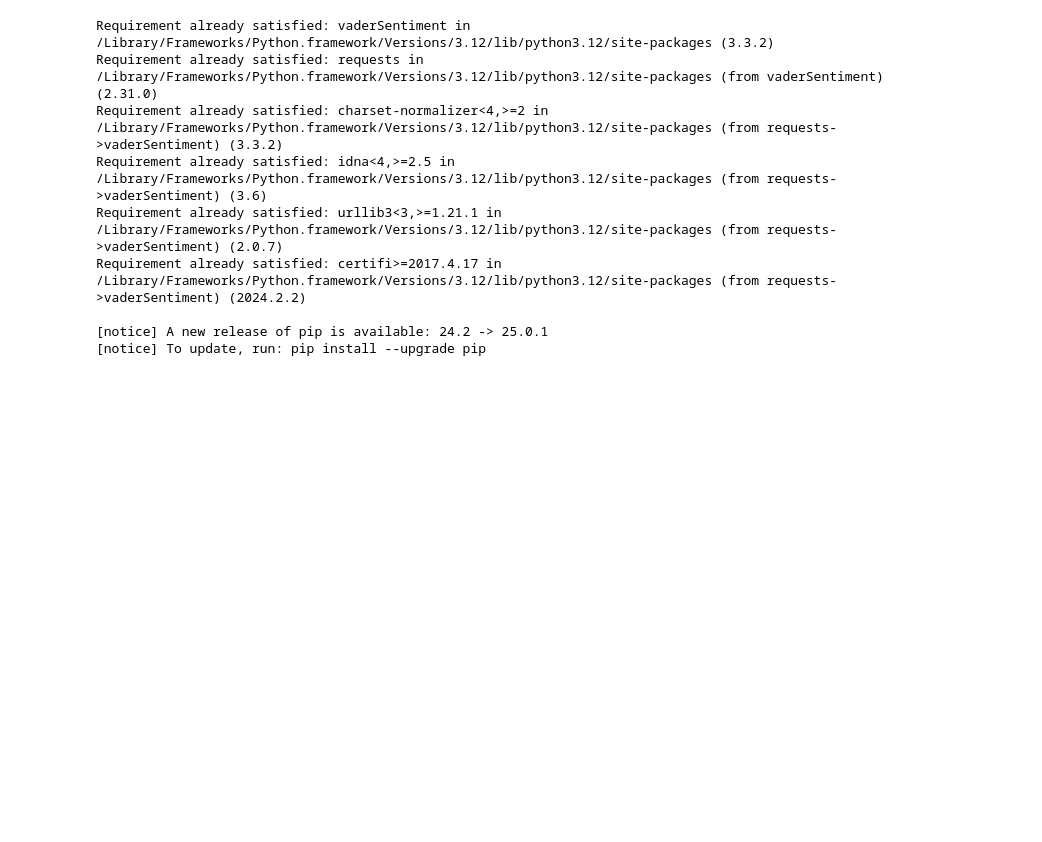
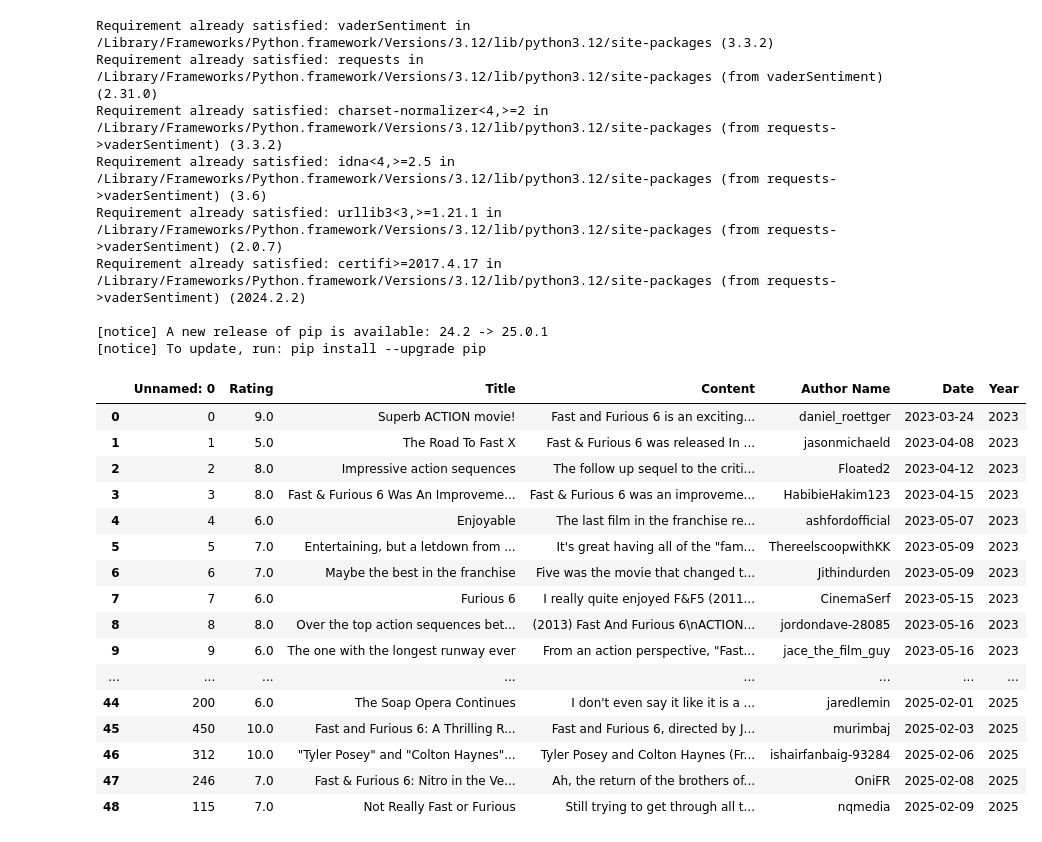
Before and after one commit to pwy7fv/DS-4002-Group-Projects, a Jupyter notebook: OUTPUT/FF6_Vader_Analysis.ipynb, the cells around one changed output. Cells and saved outputs as stored; diff of their text form; code cells hidden in the pictures; blank space fills up the shorter version.

```diff
--- a/OUTPUT/FF6_Vader_Analysis.ipynb
+++ b/OUTPUT/FF6_Vader_Analysis.ipynb
@@ -141,7 +141,26 @@ def sentiment_scores(index, row):
         "Overall Percentage Score": sentiment_dict['compound']
     })
 # %%
-FF6_clean_dec2 = pd.read_csv('/Users/borayadiul/DS-4002-Group-Projects/DATA/Cleaned Data/FF6_clean_dec2.csv')
+FF6_clean_dec2 = pd.read_csv('/Users/borayadiul/DS-4002-Group-Projects/Scripts/FF6_clean_dec2.csv')
+FF6_clean_dec2
+# %% [output]
+|  | Unnamed: 0 | Rating | Title | Content | Author Name | Date | Year |
+| 0 | 0 | 9.0 | Superb ACTION movie! | Fast and Furious 6 is an exciting... | daniel_roettger | 2023-03-24 | 2023 |
+| 1 | 1 | 5.0 | The Road To Fast X | Fast & Furious 6 was released In ... | jasonmichaeld | 2023-04-08 | 2023 |
+| 2 | 2 | 8.0 | Impressive action sequences | The follow up sequel to the criti... | Floated2 | 2023-04-12 | 2023 |
+| 3 | 3 | 8.0 | Fast & Furious 6 Was An Improveme... | Fast & Furious 6 was an improveme... | HabibieHakim123 | 2023-04-15 | 2023 |
+| 4 | 4 | 6.0 | Enjoyable | The last film in the franchise re... | ashfordofficial | 2023-05-07 | 2023 |
+| 5 | 5 | 7.0 | Entertaining, but a letdown from ... | It's great having all of the "fam... | ThereelscoopwithKK | 2023-05-09 | 2023 |
+| 6 | 6 | 7.0 | Maybe the best in the franchise | Five was the movie that changed t... | Jithindurden | 2023-05-09 | 2023 |
+| 7 | 7 | 6.0 | Furious 6 | I really quite enjoyed F&F5 (2011... | CinemaSerf | 2023-05-15 | 2023 |
+| 8 | 8 | 8.0 | Over the top action sequences bet... | (2013) Fast And Furious 6\nACTION... | jordondave-28085 | 2023-05-16 | 2023 |
+| 9 | 9 | 6.0 | The one with the longest runway ever | From an action perspective, "Fast... | jace_the_film_guy | 2023-05-16 | 2023 |
+| ... | ... | ... | ... | ... | ... | ... | ... |
+| 44 | 200 | 6.0 | The Soap Opera Continues | I don't even say it like it is a ... | jaredlemin | 2025-02-01 | 2025 |
+| 45 | 450 | 10.0 | Fast and Furious 6: A Thrilling R... | Fast and Furious 6, directed by J... | murimbaj | 2025-02-03 | 2025 |
+| 46 | 312 | 10.0 | "Tyler Posey" and "Colton Haynes"... | Tyler Posey and Colton Haynes (Fr... | ishairfanbaig-93284 | 2025-02-06 | 2025 |
+| 47 | 246 | 7.0 | Fast & Furious 6: Nitro in the Ve... | Ah, the return of the brothers of... | OniFR | 2025-02-08 | 2025 |
+| 48 | 115 | 7.0 | Not Really Fast or Furious | Still trying to get through all t... | nqmedia | 2025-02-09 | 2025 |
 # %%
 # Vader analysis on FF6 2013 movies
 FF6_clean_dec2[["Sentiment Overall", "Negative Score", "Neutral Score", "Positive Score", "Overall Percentage Score"]] = FF6_clean_dec2.apply(lambda row: sentiment_scores(row.name, row), axis=1)
```
Also changed, not shown: parts of 4 cells of this notebook, 20 other files.
